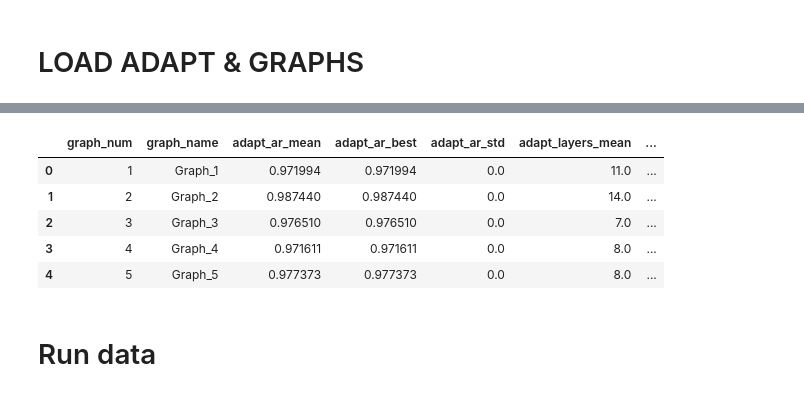
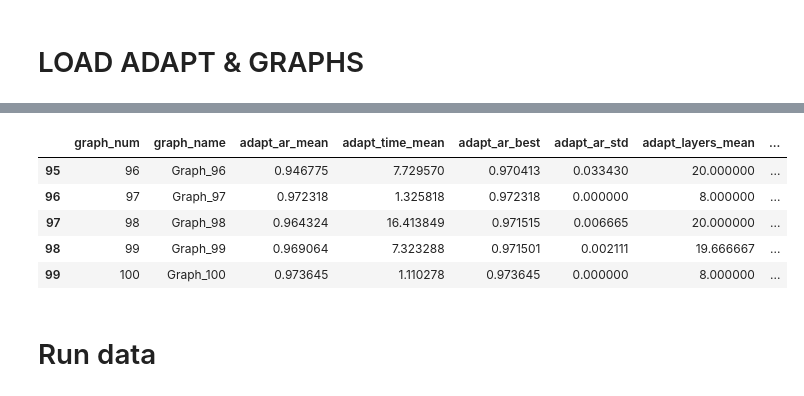
Before and after one commit to mrzaizai2k/Adapt-LLM, a Jupyter notebook: Adapt_llm_comparision.ipynb, the cells around one changed output, grey strips where cells are left out. Cells and saved outputs as stored; diff of their text form; code cells hidden in the pictures.

```diff
--- a/Adapt_llm_comparision.ipynb
+++ b/Adapt_llm_comparision.ipynb
@@ -110,12 +100,12 @@ adapt_agg.head()
 # %%
-adapt_agg.head()
+adapt_agg.tail()
 # %% [output]
-|  | graph_num | graph_name | adapt_ar_mean | adapt_ar_best | adapt_ar_std | adapt_layers_mean | ... |
-| 0 | 1 | Graph_1 | 0.971994 | 0.971994 | 0.0 | 11.0 | ... |
-| 1 | 2 | Graph_2 | 0.987440 | 0.987440 | 0.0 | 14.0 | ... |
-| 2 | 3 | Graph_3 | 0.976510 | 0.976510 | 0.0 | 7.0 | ... |
-| 3 | 4 | Graph_4 | 0.971611 | 0.971611 | 0.0 | 8.0 | ... |
-| 4 | 5 | Graph_5 | 0.977373 | 0.977373 | 0.0 | 8.0 | ... |
+|  | graph_num | graph_name | adapt_ar_mean | adapt_time_mean | adapt_ar_best | adapt_ar_std | adapt_layers_mean | ... |
+| 95 | 96 | Graph_96 | 0.946775 | 7.729570 | 0.970413 | 0.033430 | 20.000000 | ... |
+| 96 | 97 | Graph_97 | 0.972318 | 1.325818 | 0.972318 | 0.000000 | 8.000000 | ... |
+| 97 | 98 | Graph_98 | 0.964324 | 16.413849 | 0.971515 | 0.006665 | 20.000000 | ... |
+| 98 | 99 | Graph_99 | 0.969064 | 7.323288 | 0.971501 | 0.002111 | 19.666667 | ... |
+| 99 | 100 | Graph_100 | 0.973645 | 1.110278 | 0.973645 | 0.000000 | 8.000000 | ... |
 # %% [markdown]
 # Run data
 # %%
```
Also changed, not shown: parts of 13 cells of this notebook, 2 other files.
